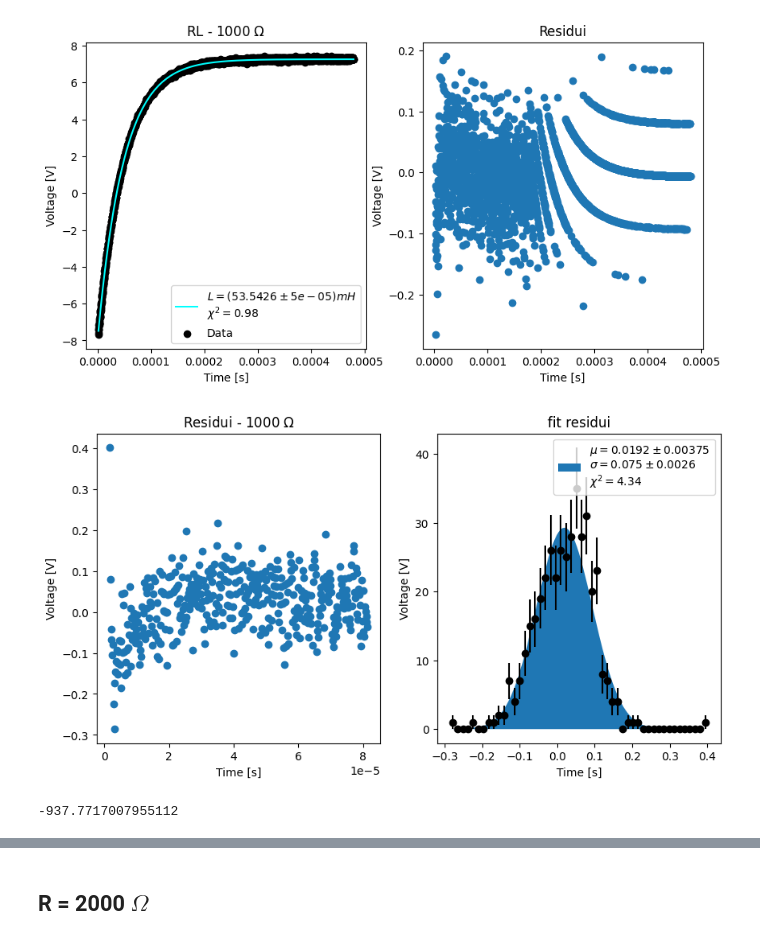
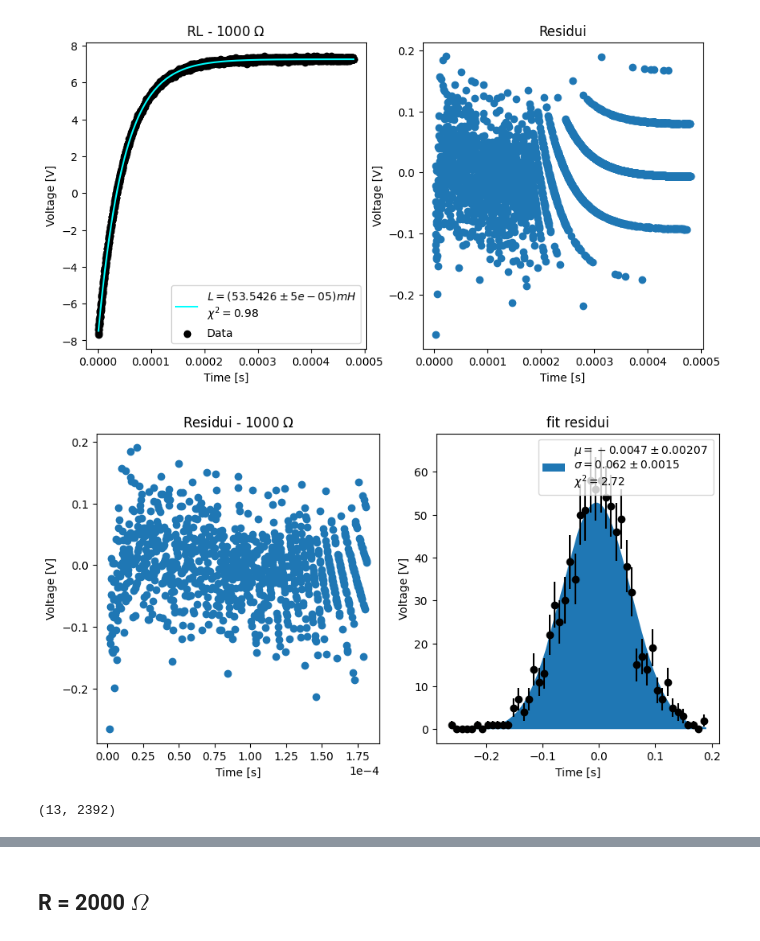
Before and after one commit to Yedi278/Lab2, a Jupyter notebook: Circuiti_2/RL.ipynb, the cells around one changed output, grey strips where cells are left out. Cells and saved outputs as stored; diff of their text form; code cells hidden in the pictures.

```diff
--- a/Circuiti_2/RL.ipynb
+++ b/Circuiti_2/RL.ipynb
@@ -222,37 +222,38 @@ plt.savefig('imgs/RL/RL_1000_fit.pdf',bbox_inches='tight')
 # %% [output]
 [figure]
 # %%
-N = 400
+N = 900
 plt.subplots(1,2,figsize=(10,5))
 
 plt.subplot(1,2,1)
 
 plt.title('Residui - 1000 $\Omega$')
 
 plt.scatter(RL_1000_res[0][107:107+N],resti[:N])
 plt.xlabel('Time [s]')
 plt.ylabel('Voltage [V]')
 plt.ticklabel_format(style='sci', axis='x', scilimits=(0,0))
 
 plt.subplot(1,2,2)
 
 plt.title('fit residui')
 plt.ylabel('Voltage [V]')
 plt.xlabel('Time [s]')
 
 c_ = UnbinnedNLL(resti[:N], normal)
 m_ = Minuit(c_, mu=0, sigma=.1)
 m_.limits['sigma'] = (0,np.inf)
 # m_.simplex()
 m_.migrad()
 m_.hesse()
 m_.visualize()
-plt.legend([f'$\mu = {round(m_.values["mu"],4)} \pm {round(m_.errors["mu"],5)}$ \n'+f'$\sigma = {round(m_.values["sigma"],3)} \pm {round(m_.errors["sigma"],4)}$'+'\n$\chi^2 = '+f'{abs(round(m_.fval/N-2, 2))}$'])
+
+plt.legend([f'$\mu = {round(m_.values["mu"],4)} \pm {round(m_.errors["mu"],5)}$ \n'+f'$\sigma = {round(m_.values["sigma"],3)} \pm {round(m_.errors["sigma"],4)}$'+'\n$\chi^2 = '+f'{abs(round(m_.fval/N, 2))}$'])
 
 plt.savefig('imgs/RL/RL_1000_residui_secondo.pdf',bbox_inches='tight')
 # %% [output]
-[figure, old version]
+[figure, new version]
-# %%
-m_.fval
-# %% [output]
--937.7717007955112
+# %%
+sturges_rule(resti),len(resti)
+# %% [output]
+(13, 2392)
```
Also changed, not shown: parts of 4 cells of this notebook, 6 other files.
